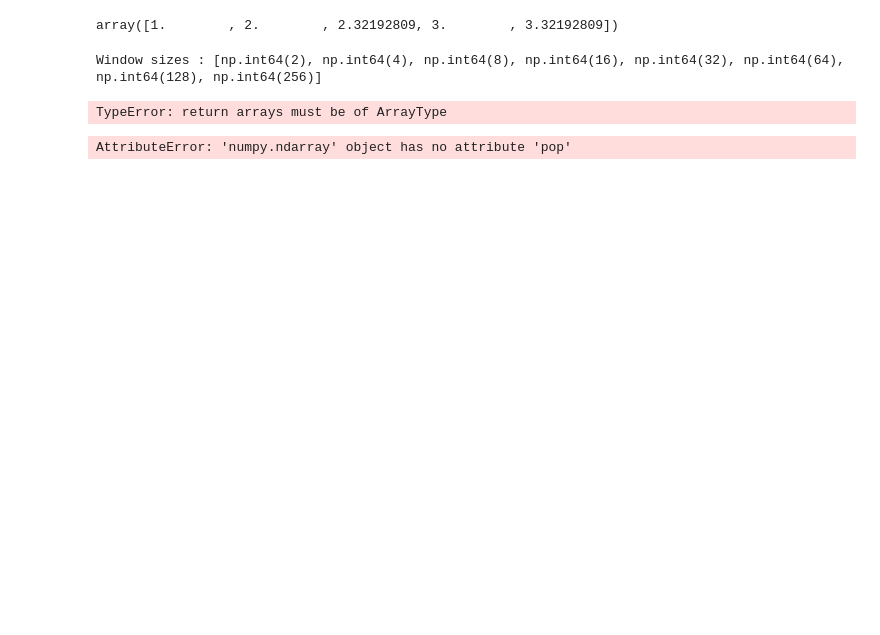
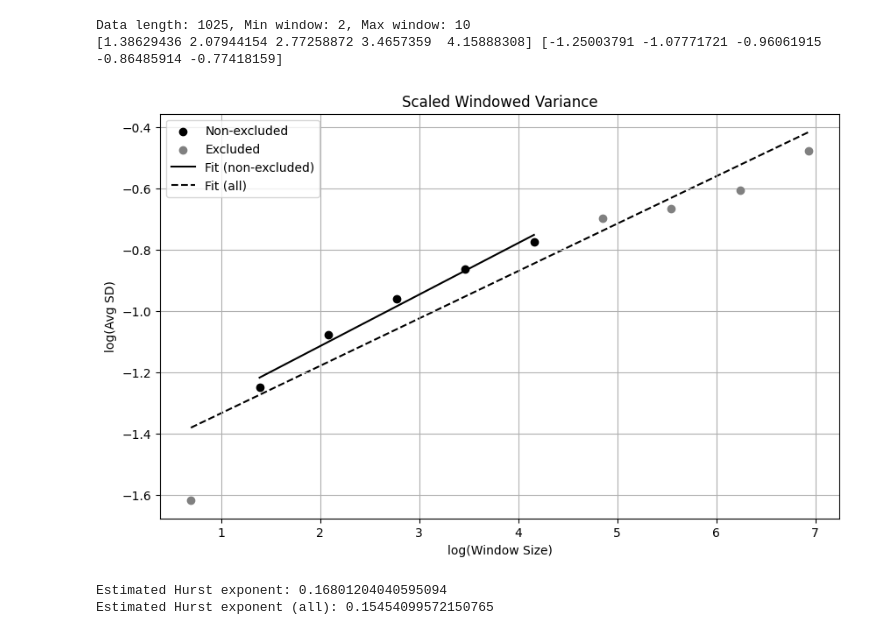
Before and after one commit to Caymaar/measuring-market-inefficiency-conditional-correlation, a Jupyter notebook: notebooks/window-scaled-variance.ipynb, the cells around one changed output. Drawn from its saved outputs; the diff is of its cells as text; code cells hidden in the pictures; blank space fills up the shorter version.

Commit message:
Keep going, method is working for fBm, as to see for fGn

```diff
--- a/notebooks/window-scaled-variance.ipynb
+++ b/notebooks/window-scaled-variance.ipynb
@@ -98,21 +246,35 @@ class ScaledWindowedVariance:
-# %%
-window_sizes =  [2, 4, 5, 8, 10]
-np.log2(window_sizes)
-# %% [output]
-array([1.        , 2.        , 2.32192809, 3.        , 3.32192809])
-# %%
-N = 256
-# Choix des tailles de fenêtres : ici, de 2 à N//2 avec un pas de 2.
-# (On peut ajuster ce choix en fonction de la série et des recommandations.)
-window_sizes = 2 ** np.arange(1, int(np.log2(N)) + 1)
-print(f"Window sizes : {window_sizes}")
-# %% [output]
-Window sizes : [np.int64(2), np.int64(4), np.int64(8), np.int64(16), np.int64(32), np.int64(64), np.int64(128), np.int64(256)]
-# %%
-np.log(256, 2)
-# %% [output]
-TypeError: return arrays must be of ArrayType
-# %%
-window_sizes.pop(1)
-# %% [output]
-AttributeError: 'numpy.ndarray' object has no attribute 'pop'
+# %%
+import sys
+sys.path.append('..')
+from src.utils import get_config, get_data
+from fbm import FBM
+
+
+config = get_config()
+
+# Chargement des données
+ftse100 = get_data('ftse100')
+
+signal = ftse100.iloc[:1024].values
+
+f = FBM(1024, 0.1)
+
+# Generate a fBm realization
+fbm_sample = f.fbm()
+
+# Generate a fGn realization
+fgn_sample = f.fgn()
+
+# Get the times associated with the fBm
+t_values = f.times()
+
+SWV = ScaledWindowedVariance(fbm_sample)
+H, H_all = SWV.estimate_hurst(method='SD', exclusions=True, plot=True)
+print(f"Estimated Hurst exponent: {H}")
+print(f"Estimated Hurst exponent (all): {H_all}")
+# %% [output]
+Data length: 1025, Min window: 2, Max window: 10
+[1.38629436 2.07944154 2.77258872 3.4657359  4.15888308] [-1.25003791 -1.07771721 -0.96061915 -0.86485914 -0.77418159]
+[figure, added]
+Estimated Hurst exponent: 0.16801204040595094
+Estimated Hurst exponent (all): 0.15454099572150765
```
Also changed, not shown: parts of 6 cells of this notebook, 3 other files.
